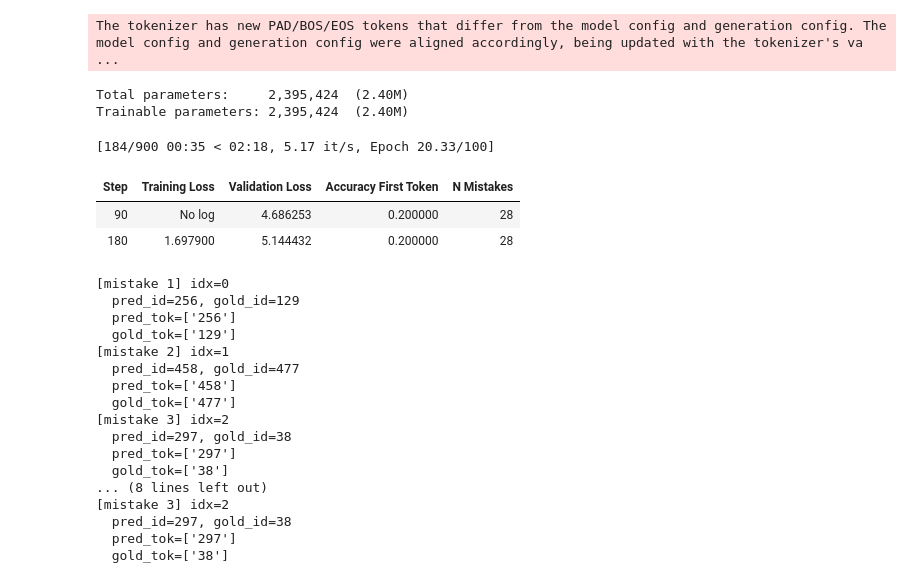
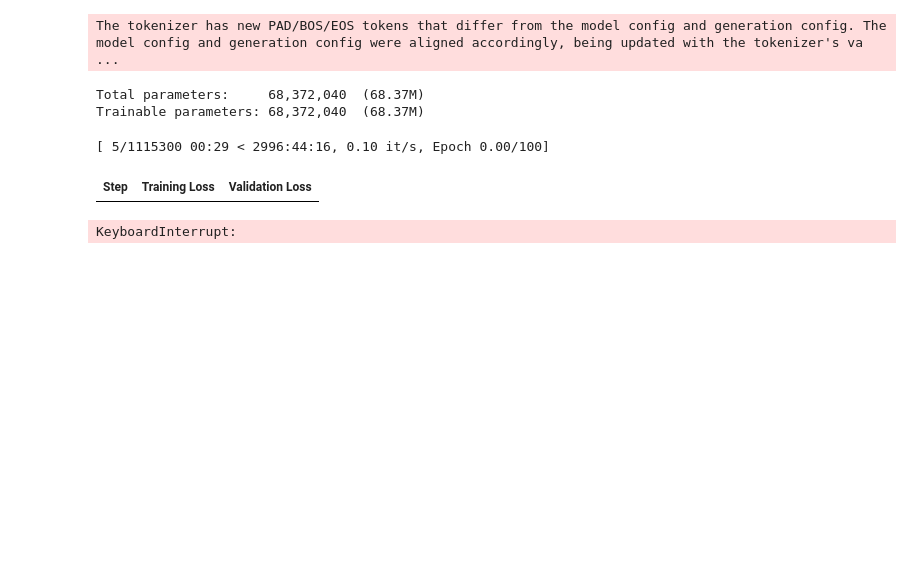
Before and after one commit to guy-hadad/GenRec, a Jupyter notebook: test.ipynb, the cells around one changed output. Drawn from its saved outputs; the diff is of its cells as text; code cells hidden in the pictures; blank space fills up the shorter version.

```diff
--- a/test.ipynb
+++ b/test.ipynb
@@ -2,5 +2,5 @@
 from data.utils import prepare_data
 from tokenization.utils import build_asin_id_tokenizer
 # %%
-ds_train, ds_valid, ds_test, asin2id = prepare_data("All_Beauty")
+ds_train, ds_valid, ds_test, asin2id = prepare_data("Toys_and_Games")
 tokenizer = build_asin_id_tokenizer(asin2id)
@@ -39,10 +342,6 @@ from datasets import DatasetDict
 # -------------------------
 SEED = 42
 random.seed(SEED); np.random.seed(SEED); torch.manual_seed(SEED); set_seed(SEED)
-
-# You already have:
-# ds_train, ds_valid, ds_test, asin2id = prepare_data("All_Beauty")
-# tokenizer = build_asin_id_tokenizer(asin2id)
 
 # --- helper: robust encode for str OR list (ints/strs) ---
 def _encode_field(value, tok):
@@ -145,6 +444,10 @@ def make_collate_fn(tokenizer):
         }
     return collate_fn
 
+
+
+
+
 # -------------------------
 # 3) Metrics: compare tail(pred) with labels length (no "=" assumption)
 # -------------------------
@@ -213,7 +516,7 @@ compute_metrics = make_compute_metrics(tokenizer)
 # -------------------------
 # 5) Tiny model config
 # -------------------------
-scale = 16
+scale = 20
 config = Qwen3Config(
     vocab_size=tokenizer.vocab_size,
     hidden_size=max(1, int(4096/scale)),
@@ -246,53 +549,35 @@ args = Seq2SeqTrainingArguments(
     save_steps=1000,
     save_total_limit=2,
     per_device_train_batch_size=32,               # safer defaults; raise if you have GPU
     per_device_eval_batch_size=64,
     num_train_epochs=100,
     learning_rate=5e-4,
     warmup_steps=0,
     weight_decay=0.0,
     report_to="none",
     predict_with_generate=True,
     include_inputs_for_metrics=False,
     fp16=False, bf16=False,
     seed=SEED,
 )
 
 trainer = Seq2SeqTrainer(
     model=model,
     args=args,
     tokenizer=tokenizer,
     data_collator=collate_fn,
     train_dataset=tokenized_train,
     eval_dataset=tokenized_valid,
     compute_metrics=compute_metrics,
 )
 
 trainer.train()
 print("Validation:", trainer.evaluate())
 print("Test:", trainer.evaluate(eval_dataset=tokenized_test))
 # %% [output]
 The tokenizer has new PAD/BOS/EOS tokens that differ from the model config and generation config. The model config and generation config were aligned accordingly, being updated with the tokenizer's va ...
-Total parameters:     2,395,424  (2.40M)
-Trainable parameters: 2,395,424  (2.40M)
+Total parameters:     68,372,040  (68.37M)
+Trainable parameters: 68,372,040  (68.37M)
-[184/900 00:35 < 02:18, 5.17 it/s, Epoch 20.33/100]
+[ 5/1115300 00:29 < 2996:44:16, 0.10 it/s, Epoch 0.00/100]
-| Step | Training Loss | Validation Loss | Accuracy First Token | N Mistakes |
-| 90 | No log | 4.686253 | 0.200000 | 28 |
-| 180 | 1.697900 | 5.144432 | 0.200000 | 28 |
+| Step | Training Loss | Validation Loss |
-[mistake 1] idx=0
-  pred_id=256, gold_id=129
-  pred_tok=['256']
-  gold_tok=['129']
-[mistake 2] idx=1
-  pred_id=458, gold_id=477
-  pred_tok=['458']
-  gold_tok=['477']
-[mistake 3] idx=2
-  pred_id=297, gold_id=38
-  pred_tok=['297']
-  gold_tok=['38']
-... (8 lines left out)
-[mistake 3] idx=2
-  pred_id=297, gold_id=38
-  pred_tok=['297']
-  gold_tok=['38']
+KeyboardInterrupt:
```
Also changed, not shown: parts of 7 cells of this notebook, 1 other file.
